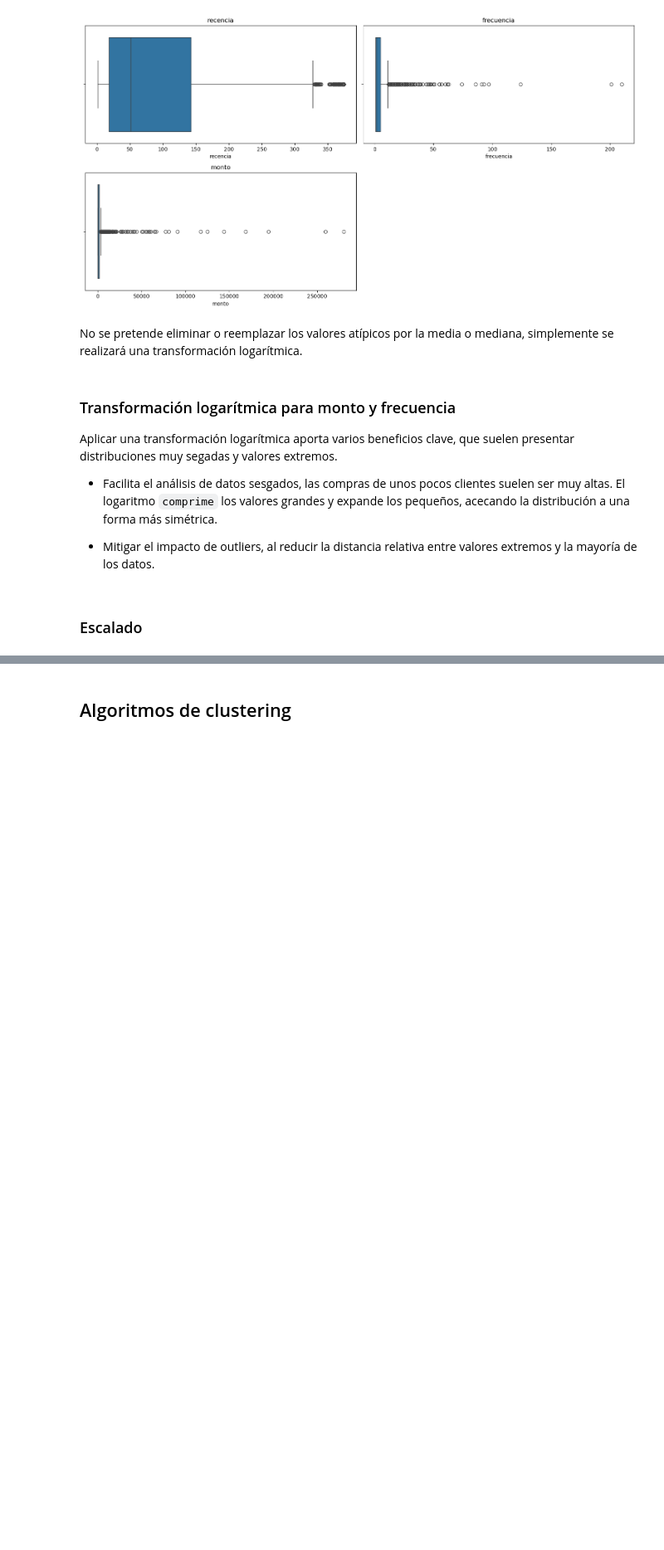
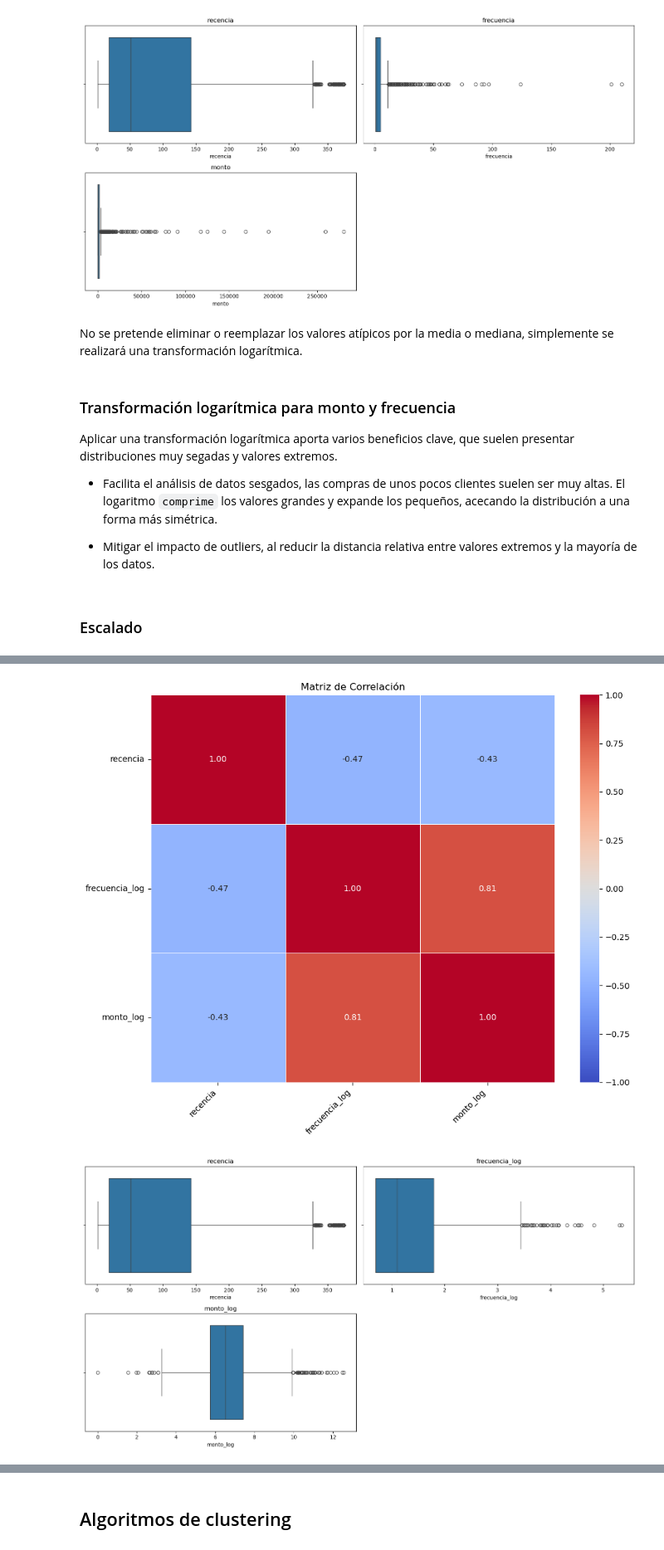
Before and after one commit to ctobar96/Latam_DataScience2024, a Jupyter notebook: Proyectos_MachineLearning/Desafio_SegmentaciónClientes/SegmentacionClientes.ipynb, the cells around one changed output, grey strips where cells are left out. Shown: that part at 83% size. Drawn from its saved outputs; the diff is of its cells as text; code cells hidden in the pictures; blank space fills up the shorter version.

```diff
--- a/Proyectos_MachineLearning/Desafio_SegmentaciónClientes/SegmentacionClientes.ipynb
+++ b/Proyectos_MachineLearning/Desafio_SegmentaciónClientes/SegmentacionClientes.ipynb
@@ -238,14 +242,17 @@ plt.show()
 [figure]
 # %%
 # Boxplot para cada variables numérica
-plt.figure(figsize=(15, 8))
-for i, col in enumerate(columnas, 1):
-    plt.subplot(2, 2, i)
-    sns.boxplot(x=rfm[col])
-    plt.title(col)
+def graficoBoxplot(columnas):
+    plt.figure(figsize=(15, 8))
+    for i, col in enumerate(columnas, 1):
+        plt.subplot(2, 2, i)
+        sns.boxplot(x=rfm[col])
+        plt.title(col)
 
-plt.tight_layout()
-plt.show()
+    plt.tight_layout()
+    plt.show()
+
+graficoBoxplot(columnas)
 # %% [output]
 [figure]
 # %% [markdown]
@@ -262,3 +269,16 @@ rfm['frecuencia_log'] = np.log1p(rfm['frecuencia'])
 rfm['monto_log'] = np.log1p(rfm['monto'])
 # %% [markdown]
 ### Escalado
+# %%
+# Selección de nuevas variables númericas
+features = rfm[['recencia', 'frecuencia_log', 'monto_log']]
+
+# Escalado
+scaler = StandardScaler()
+datos_escalados = scaler.fit_transform(features)
+
+# Lo convertimos en DataFrame con nombres de columnas
+df_escalado = pd.DataFrame(datos_escalados, columns=features.columns)
+
+# Mostramos las primeras filas escaladas
+df_escalado.head()
@@ -264,0 +292,9 @@ rfm['monto_log'] = np.log1p(rfm['monto'])
+# %%
+# Matriz de correlación
+matrizCorrelacion(df_escalado.columns)
+
+# Boxplot
+graficoBoxplot(df_escalado.columns)
+# %% [output]
+[figure, added]
+[figure, added]
```
Also changed, not shown: parts of 4 cells of this notebook.
